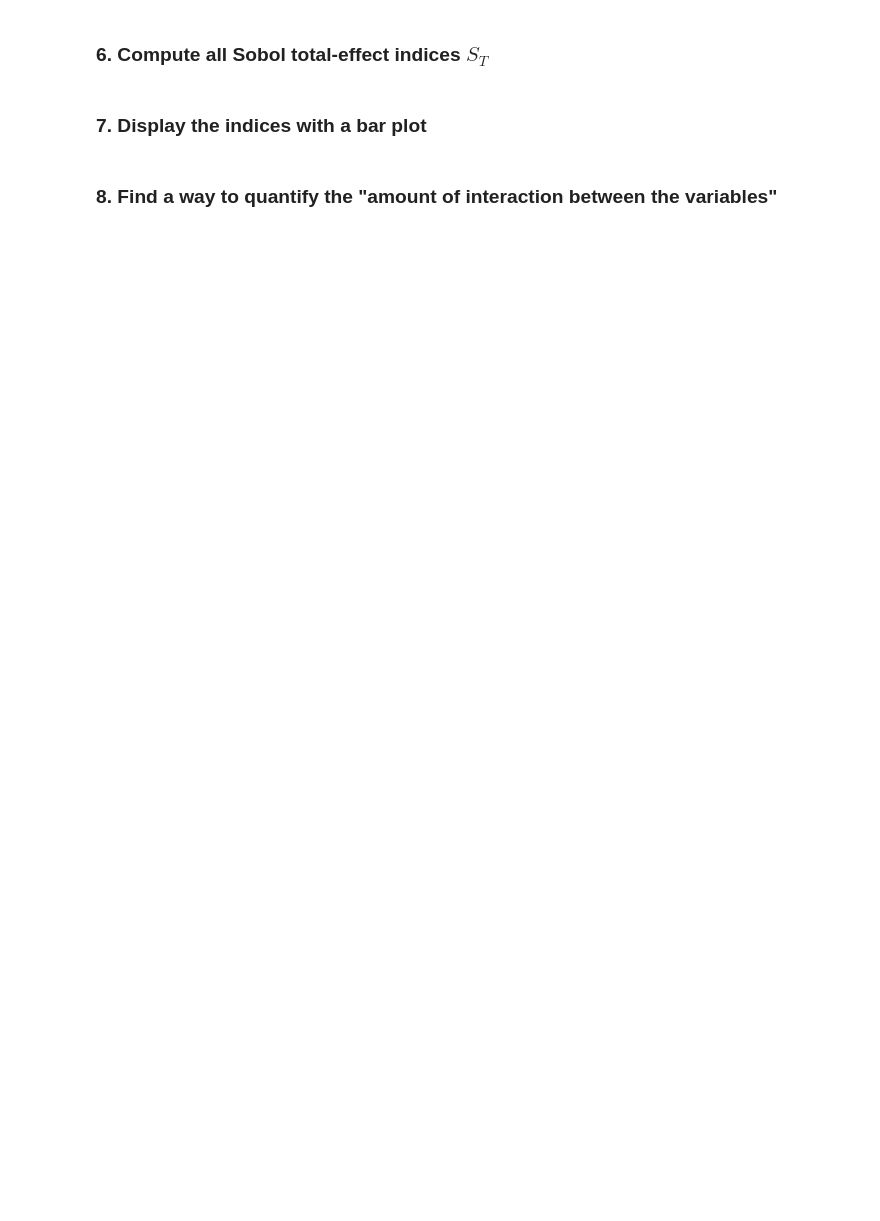
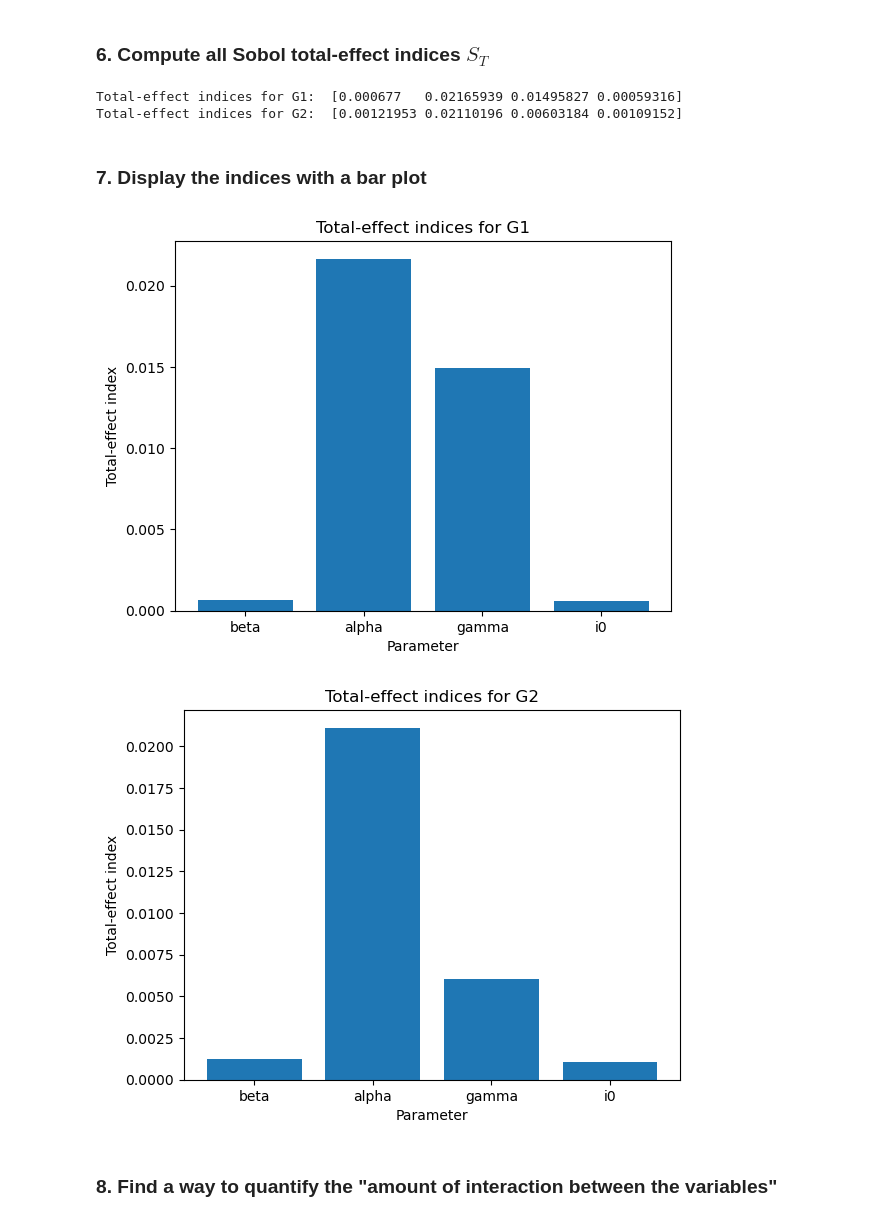
Before and after one commit to maximilian-nowak/uq-assignments, a Jupyter notebook: notebooks/Assignment_3.ipynb, the cells around one changed output. Saved outputs shown, nothing was run; the diff lists cells and outputs as text; code cells hidden in the pictures; blank space fills up the shorter version.

```diff
--- a/notebooks/Assignment_3.ipynb
+++ b/notebooks/Assignment_3.ipynb
@@ -40,0 +108,21 @@ import numpy.linalg as lin
+# %%
+# Define the time array outside of run_seirc
+t = np.arange(0, 61, 1)  # for 60 weeks
+
+def run_seirc(x):
+    # Convert x to a tuple
+    x = tuple(x)
+    # Use the parameters from x to run the model
+    seirc = seirc_model(x)
+    output = seirc.solve(t, y0)
+    return output
+
+# Then leave the rest of your code as is:
+outputs_A = np.array([run_seirc(A[i, :]) for i in range(n_samples)])
+outputs_A_B = np.array([[run_seirc(A_B[j, i, :]) for i in range(n_samples)] for j in range(dim)])
+
+G1_A = G1(outputs_A)
+G1_A_B = np.array([G1(outputs_A_B[j]) for j in range(dim)])
+
+G2_A = G2(outputs_A, t)
+G2_A_B = np.array([G2(outputs_A_B[j], t) for j in range(dim)])
@@ -45,2 +149,11 @@ import numpy.linalg as lin
+# %%
+S_T_G1 = compute_total_indices(G1_A, G1_A_B)
+S_T_G2 = compute_total_indices(G2_A, G2_A_B)
+
+print('Total-effect indices for G1: ', S_T_G1)
+print('Total-effect indices for G2: ', S_T_G2)
+# %% [output]
+Total-effect indices for G1:  [0.000677   0.02165939 0.01495827 0.00059316]
+Total-effect indices for G2:  [0.00121953 0.02110196 0.00603184 0.00109152]
 # %% [markdown]
 ### 7.  Display the indices with a bar plot
@@ -49,2 +160,18 @@ import numpy.linalg as lin
+# %%
+n = ['beta', 'alpha', 'gamma', 'i0']
+plt.title('Total-effect indices for G1')
+plt.bar(n, S_T_G1)
+plt.xlabel('Parameter')
+plt.ylabel('Total-effect index')
+plt.show()
+
+plt.title('Total-effect indices for G2')
+plt.bar(n, S_T_G2)
+plt.xlabel('Parameter')
+plt.ylabel('Total-effect index')
+plt.show()
+# %% [output]
+[figure, added]
+[figure, added]
 # %% [markdown]
 ### 8. Find a way to quantify the "amount of interaction between the variables"
```
Also changed, not shown: parts of 17 cells of this notebook.
